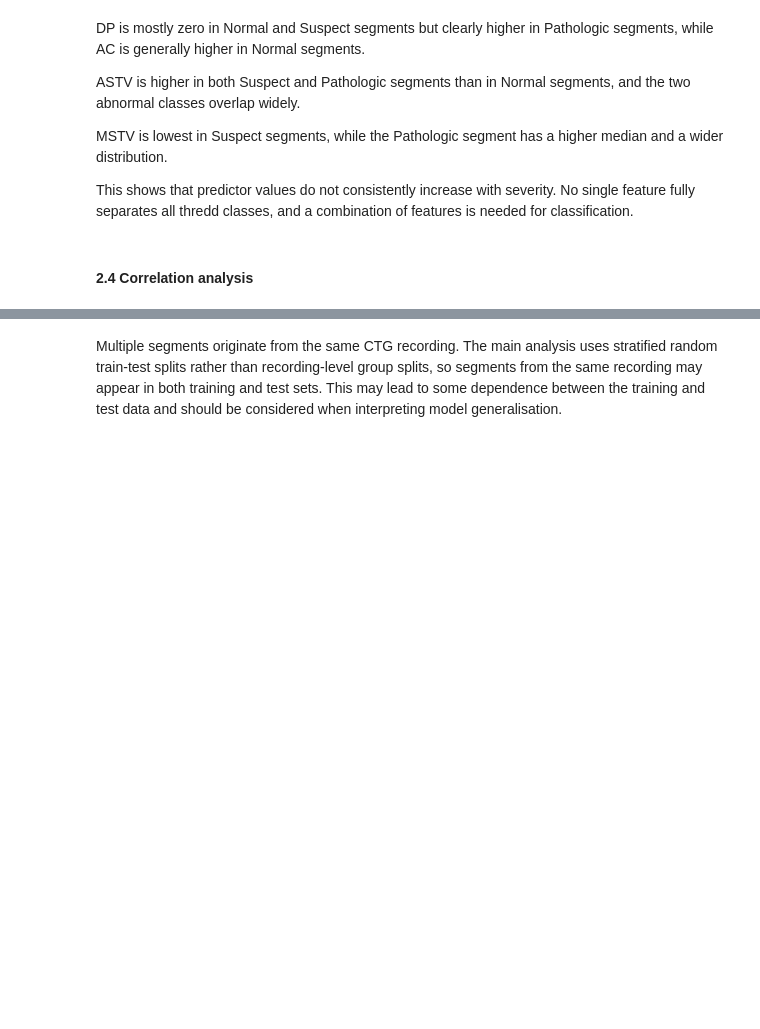
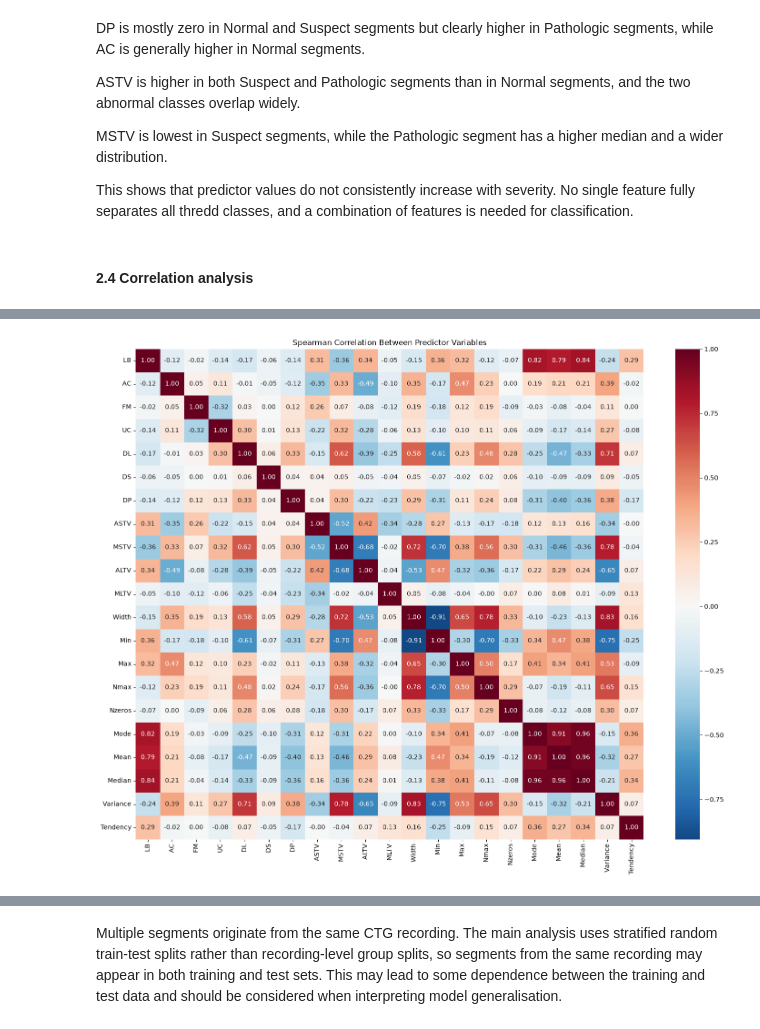
Before and after one commit to JingliangCCT/Machine-Learning-CA1, a Jupyter notebook: Jingliang_ML_HDipData_CA1.ipynb, the cells around one changed output, grey strips where cells are left out. Cells and saved outputs as stored; diff of their text form; code cells hidden in the pictures; blank space fills up the shorter version.

```diff
--- a/Jingliang_ML_HDipData_CA1.ipynb
+++ b/Jingliang_ML_HDipData_CA1.ipynb
@@ -480,0 +485,5 @@ This shows that predictor values do not consistently increase with severity. No
+# %%
+# Spearman correlation matrix
+
+corr = df_clean[features].corr(method='spearman')
+corr
@@ -480,0 +509,7 @@ This shows that predictor values do not consistently increase with severity. No
+# %%
+plt.figure(figsize=(18, 14))
+sns.heatmap(corr, cmap='RdBu_r', center=0, annot=True, fmt='.2f')
+plt.title('Spearman Correlation Between Predictor Variables')
+plt.show()
+# %% [output]
+[figure, added]
```
Also changed, not shown: parts of 26 cells of this notebook.
